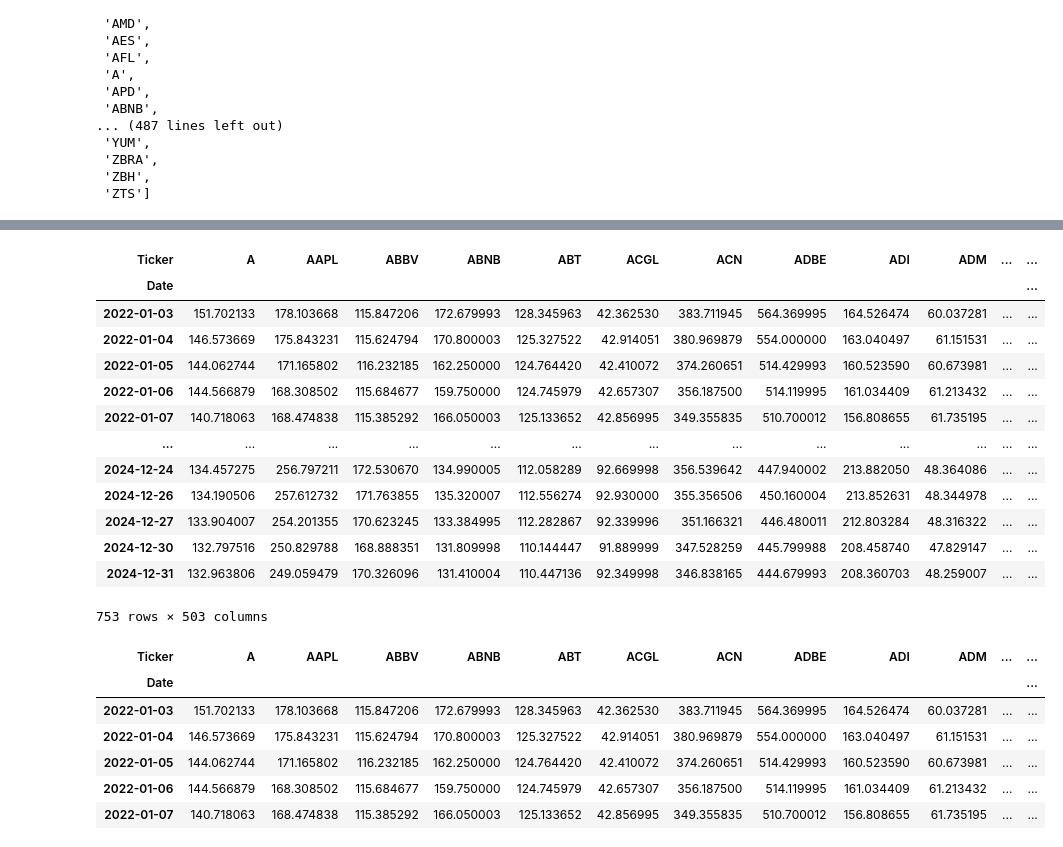
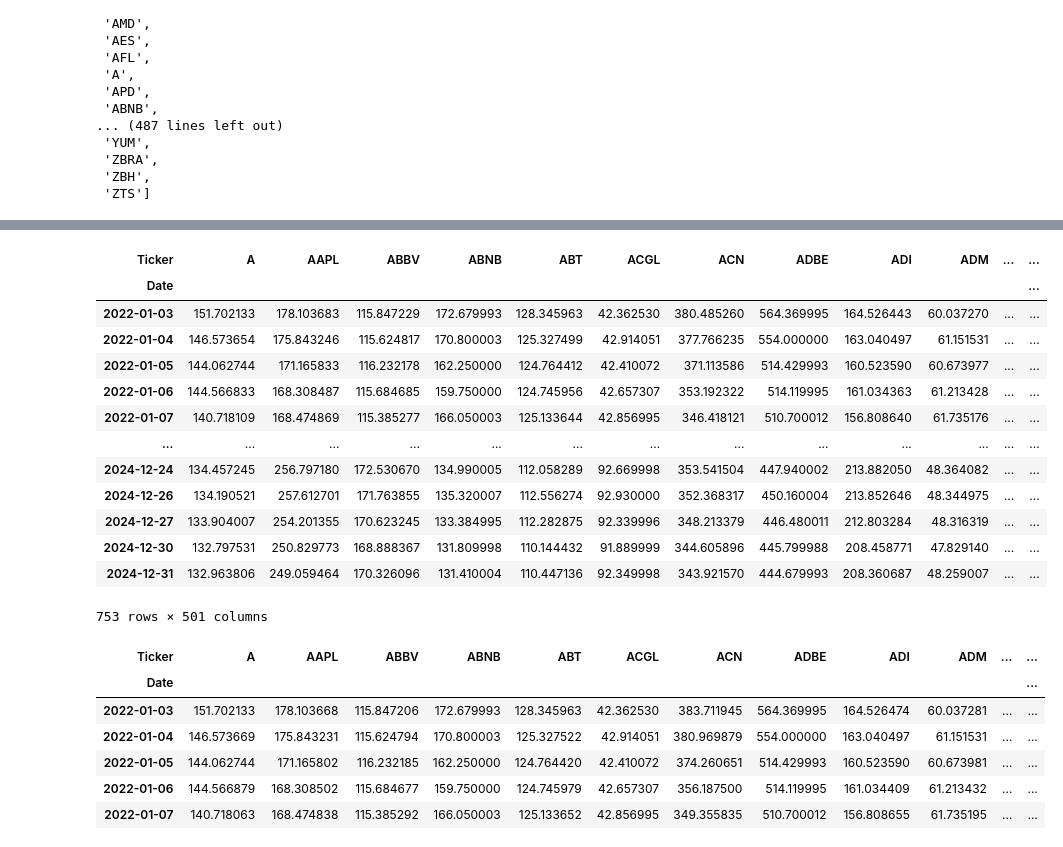
Before and after one commit to abdullaawad/Data-Warehousing-Coursework, a Jupyter notebook: DWCoursework.ipynb, the cells around one changed output, grey strips where cells are left out. Cells and saved outputs as stored; diff of their text form; code cells hidden in the pictures.

```diff
--- a/DWCoursework.ipynb
+++ b/DWCoursework.ipynb
@@ -159,0 +158,3 @@ data = p
+# %%
+data = p.dropna(axis=1, how='all')
+data
@@ -160,21 +177,21 @@ data = p
 # %%
-data = p['Close']
+data = data['Close']
 data
 # %% [output]
 | Ticker | A | AAPL | ABBV | ABNB | ABT | ACGL | ACN | ADBE | ADI | ADM | ... | ... |
 | Date |  |  |  |  |  |  |  |  |  |  |  | ... |
-| 2022-01-03 | 151.702133 | 178.103668 | 115.847206 | 172.679993 | 128.345963 | 42.362530 | 383.711945 | 564.369995 | 164.526474 | 60.037281 | ... | ... |
-| 2022-01-04 | 146.573669 | 175.843231 | 115.624794 | 170.800003 | 125.327522 | 42.914051 | 380.969879 | 554.000000 | 163.040497 | 61.151531 | ... | ... |
-| 2022-01-05 | 144.062744 | 171.165802 | 116.232185 | 162.250000 | 124.764420 | 42.410072 | 374.260651 | 514.429993 | 160.523590 | 60.673981 | ... | ... |
-| 2022-01-06 | 144.566879 | 168.308502 | 115.684677 | 159.750000 | 124.745979 | 42.657307 | 356.187500 | 514.119995 | 161.034409 | 61.213432 | ... | ... |
-| 2022-01-07 | 140.718063 | 168.474838 | 115.385292 | 166.050003 | 125.133652 | 42.856995 | 349.355835 | 510.700012 | 156.808655 | 61.735195 | ... | ... |
+| 2022-01-03 | 151.702133 | 178.103683 | 115.847229 | 172.679993 | 128.345963 | 42.362530 | 380.485260 | 564.369995 | 164.526443 | 60.037270 | ... | ... |
+| 2022-01-04 | 146.573654 | 175.843246 | 115.624817 | 170.800003 | 125.327499 | 42.914051 | 377.766235 | 554.000000 | 163.040497 | 61.151531 | ... | ... |
+| 2022-01-05 | 144.062744 | 171.165833 | 116.232178 | 162.250000 | 124.764412 | 42.410072 | 371.113586 | 514.429993 | 160.523590 | 60.673977 | ... | ... |
+| 2022-01-06 | 144.566833 | 168.308487 | 115.684685 | 159.750000 | 124.745956 | 42.657307 | 353.192322 | 514.119995 | 161.034363 | 61.213428 | ... | ... |
+| 2022-01-07 | 140.718109 | 168.474869 | 115.385277 | 166.050003 | 125.133644 | 42.856995 | 346.418121 | 510.700012 | 156.808640 | 61.735176 | ... | ... |
 | ... | ... | ... | ... | ... | ... | ... | ... | ... | ... | ... | ... | ... |
-| 2024-12-24 | 134.457275 | 256.797211 | 172.530670 | 134.990005 | 112.058289 | 92.669998 | 356.539642 | 447.940002 | 213.882050 | 48.364086 | ... | ... |
-| 2024-12-26 | 134.190506 | 257.612732 | 171.763855 | 135.320007 | 112.556274 | 92.930000 | 355.356506 | 450.160004 | 213.852631 | 48.344978 | ... | ... |
-| 2024-12-27 | 133.904007 | 254.201355 | 170.623245 | 133.384995 | 112.282867 | 92.339996 | 351.166321 | 446.480011 | 212.803284 | 48.316322 | ... | ... |
-| 2024-12-30 | 132.797516 | 250.829788 | 168.888351 | 131.809998 | 110.144447 | 91.889999 | 347.528259 | 445.799988 | 208.458740 | 47.829147 | ... | ... |
-| 2024-12-31 | 132.963806 | 249.059479 | 170.326096 | 131.410004 | 110.447136 | 92.349998 | 346.838165 | 444.679993 | 208.360703 | 48.259007 | ... | ... |
+| 2024-12-24 | 134.457245 | 256.797180 | 172.530670 | 134.990005 | 112.058289 | 92.669998 | 353.541504 | 447.940002 | 213.882050 | 48.364082 | ... | ... |
+| 2024-12-26 | 134.190521 | 257.612701 | 171.763855 | 135.320007 | 112.556274 | 92.930000 | 352.368317 | 450.160004 | 213.852646 | 48.344975 | ... | ... |
+| 2024-12-27 | 133.904007 | 254.201355 | 170.623245 | 133.384995 | 112.282875 | 92.339996 | 348.213379 | 446.480011 | 212.803284 | 48.316319 | ... | ... |
+| 2024-12-30 | 132.797531 | 250.829773 | 168.888367 | 131.809998 | 110.144432 | 91.889999 | 344.605896 | 445.799988 | 208.458771 | 47.829140 | ... | ... |
+| 2024-12-31 | 132.963806 | 249.059464 | 170.326096 | 131.410004 | 110.447136 | 92.349998 | 343.921570 | 444.679993 | 208.360687 | 48.259007 | ... | ... |
-753 rows × 503 columns
+753 rows × 501 columns
 # %%
 data.dropna(axis=1, how='all')
 # %% [output]
```
Also changed, not shown: parts of 10 cells of this notebook.
